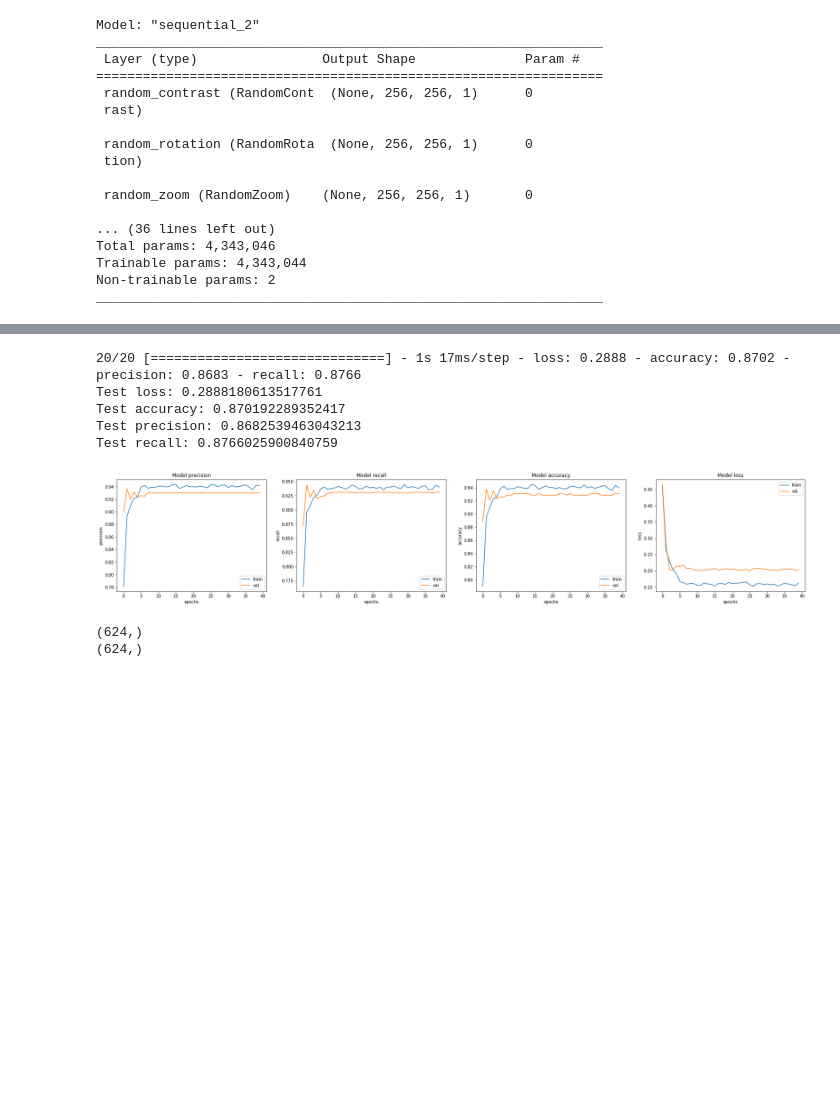
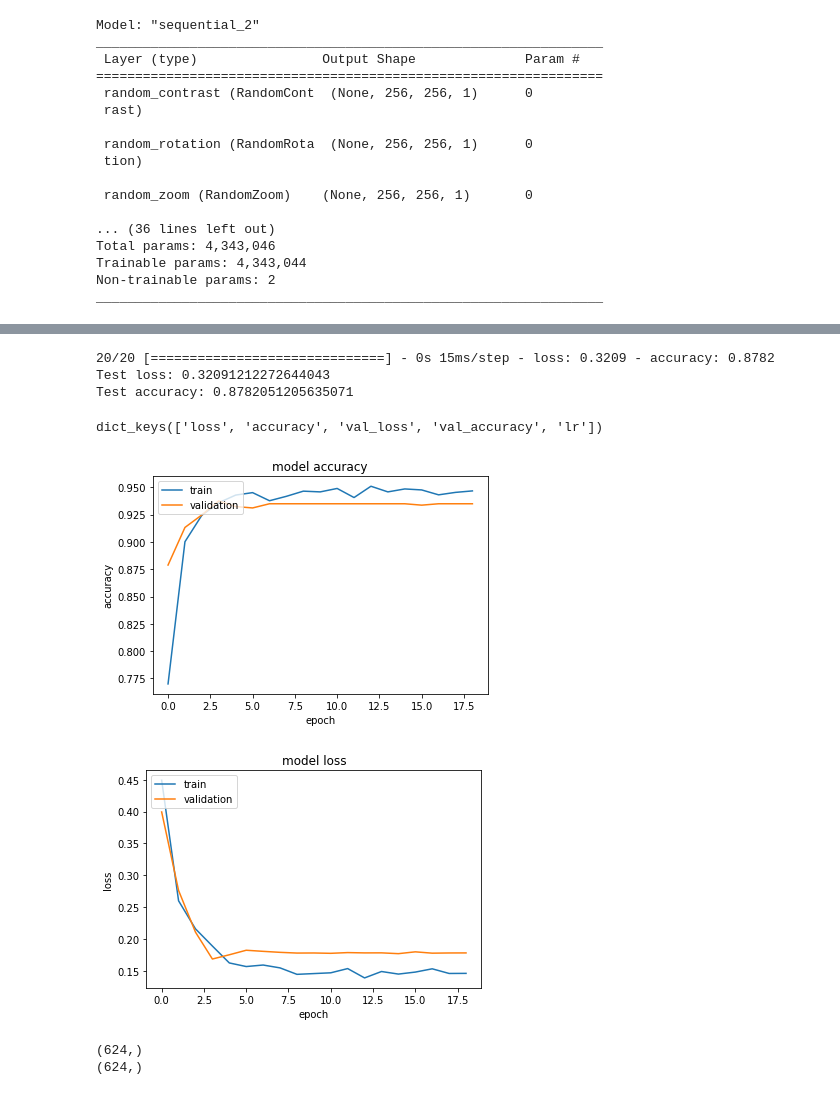
Before and after one commit to joni-menahem/DeepLearning-DrorLederman-assign1_2, a Jupyter notebook: assign1_FIX.ipynb, the cells around one changed output, grey strips where cells are left out. Saved outputs shown, nothing was run; the diff lists cells and outputs as text; code cells hidden in the pictures; blank space fills up the shorter version.

```diff
--- a/assign1_FIX.ipynb
+++ b/assign1_FIX.ipynb
@@ -638,28 +647,37 @@ augmentation_model.save('models/augmentation_model.h5')
 from tensorflow.keras.models import load_model
 augmentation_model = load_model('models/augmentation_model.h5')
 # %%
-loss, accuracy, precision, recall = augmentation_model.evaluate(test_ds)
+loss, accuracy = augmentation_model.evaluate(test_ds)
 print("Test loss:", loss)
 print("Test accuracy:", accuracy)
 # %% [output]
-20/20 [==============================] - 1s 17ms/step - loss: 0.2888 - accuracy: 0.8702 - precision: 0.8683 - recall: 0.8766
-Test loss: 0.2888180613517761
-Test accuracy: 0.870192289352417
-Test precision: 0.8682539463043213
-Test recall: 0.8766025900840759
+20/20 [==============================] - 0s 15ms/step - loss: 0.3209 - accuracy: 0.8782
+Test loss: 0.32091212272644043
+Test accuracy: 0.8782051205635071
-# %%
-fig, ax = plt.subplots(1, 4, figsize=(30, 5))
-ax = ax.ravel()
-
-for i, met in enumerate(['precision', 'recall', 'accuracy', 'loss']):
-    ax[i].plot(augmentation_history.history[met])
-    ax[i].plot(augmentation_history.history['val_' + met])
-    ax[i].set_title('Model {}'.format(met))
-    ax[i].set_xlabel('epochs')
-    ax[i].set_ylabel(met)
-    ax[i].legend(['train', 'val'])
-# %% [output]
-[figure, removed]
+# %%
+# list all data in history
+print(augmentation_history.history.keys())
+# summarize history for accuracy
+plt.plot(augmentation_history.history['accuracy'])
+plt.plot(augmentation_history.history['val_accuracy'])
+plt.title('model accuracy')
+plt.ylabel('accuracy')
+plt.xlabel('epoch')
+plt.legend(['train', 'validation'], loc='upper left')
+plt.show()
+
+# summarize history for loss
+plt.plot(augmentation_history.history['loss'])
+plt.plot(augmentation_history.history['val_loss'])
+plt.title('model loss')
+plt.ylabel('loss')
+plt.xlabel('epoch')
+plt.legend(['train', 'validation'], loc='upper left')
+plt.show()
+# %% [output]
+dict_keys(['loss', 'accuracy', 'val_loss', 'val_accuracy', 'lr'])
+[figure, added]
+[figure, added]
 # %%
 # Get predictions and Original labels
 
```
Also changed, not shown: parts of 15 cells of this notebook, 2 other files.
